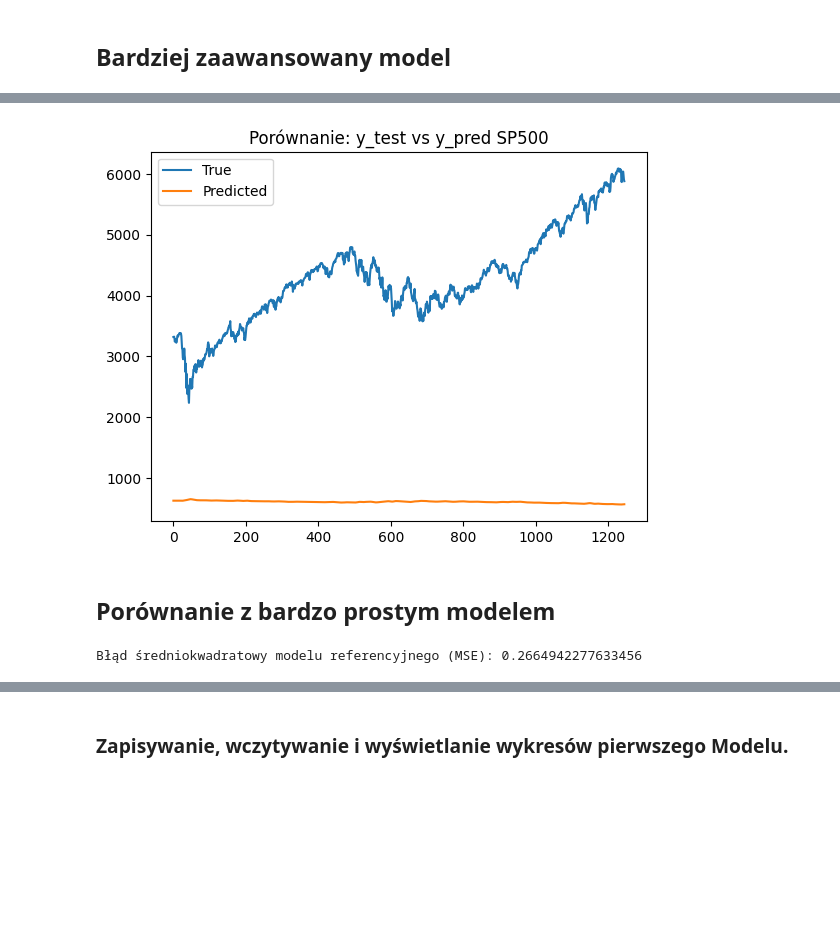
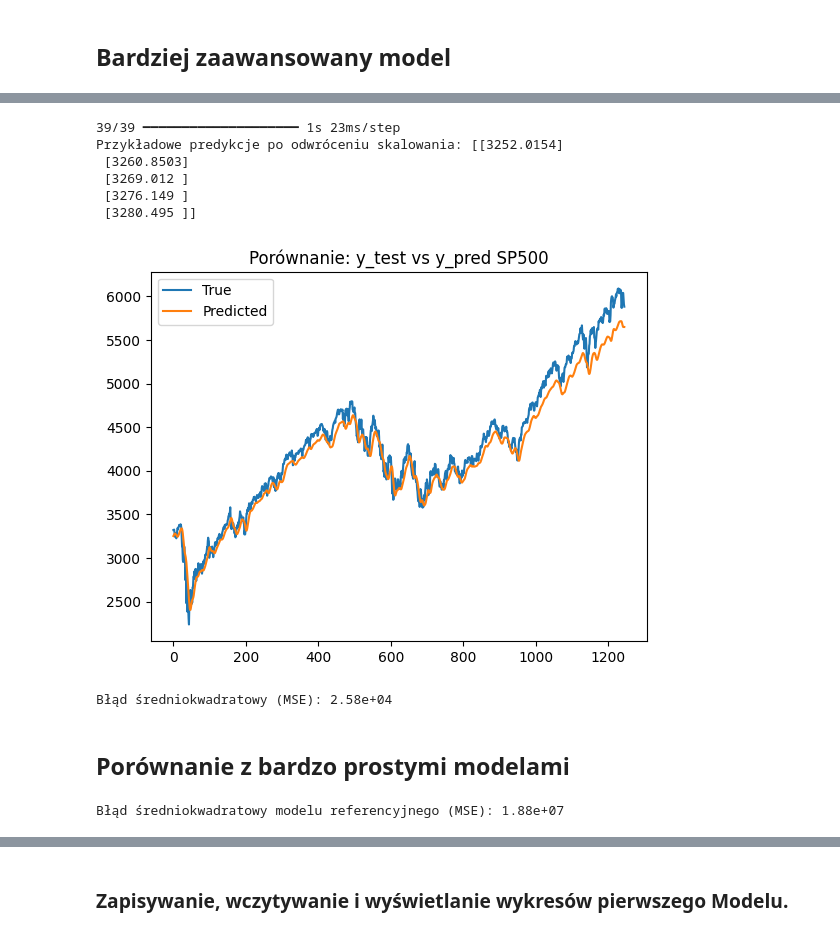
Before and after one commit to pnnowak/Projektyrynkifin, a Jupyter notebook: Modelowanieakcji_lstm.ipynb, the cells around one changed output, grey strips where cells are left out. Saved outputs shown, nothing was run; the diff lists cells and outputs as text; code cells hidden in the pictures; blank space fills up the shorter version.

```diff
--- a/Modelowanieakcji_lstm.ipynb
+++ b/Modelowanieakcji_lstm.ipynb
@@ -130,6 +155,6 @@ Model: "sequential_4"
  Trainable params: 50,851 (198.64 KB)
  Non-trainable params: 0 (0.00 B)
 # %%
-history = model1.fit(X_train, y_train, epochs=25, batch_size=32)
+history1 = model1.fit(X_train, y_train, epochs=25, batch_size=32)
 # %% [output]
 Epoch 1/25
@@ -160,18 +177,38 @@ y_test = scaler.inverse_transform(y_test.reshape(-1, 1))
+# %%
+predictions1 = model1.predict(X_test)
+
+# Odwrócenie skalowania
+predictions1 = scaler.inverse_transform(predictions1)
+
+print("Przykładowe predykcje po odwróceniu skalowania:", predictions1[:5])
+# %% [output]
+39/39 ━━━━━━━━━━━━━━━━━━━━ 1s 23ms/step
+Przykładowe predykcje po odwróceniu skalowania: [[3252.0154]
+ [3260.8503]
+ [3269.012 ]
+ [3276.149 ]
+ [3280.495 ]]
 # %%
 plt.plot(y_test, label='True')
-plt.plot(predictions, label='Predicted')
+plt.plot(predictions1, label='Predicted')
 plt.title("Porównanie: y_test vs y_pred SP500")
 plt.legend()
 plt.show()
 # %% [output]
-[figure, old version]
+[figure, new version]
+# %%
+# Obliczenie MSE
+mse1 = mean_squared_error(y_test, predictions1)
+print(f"Błąd średniokwadratowy (MSE): {mse1:.2e}")
+# %% [output]
+Błąd średniokwadratowy (MSE): 2.58e+04
 # %% [markdown]
-## Porównanie z bardzo prostym modelem
+## Porównanie z bardzo prostymi modelami
 # %%
 baseline_predictions = np.full_like(y_test, np.mean(y_train))
 
 # Obliczenie błędu średniokwadratowego (MSE) dla modelu referencyjnego
 baseline_mse = mean_squared_error(y_test, baseline_predictions)
-print(f"Błąd średniokwadratowy modelu referencyjnego (MSE): {baseline_mse}")
+print(f"Błąd średniokwadratowy modelu referencyjnego (MSE): {baseline_mse:.2e}")
 # %% [output]
-Błąd średniokwadratowy modelu referencyjnego (MSE): 0.2664942277633456
+Błąd średniokwadratowy modelu referencyjnego (MSE): 1.88e+07
```
Also changed, not shown: parts of 16 cells of this notebook.
